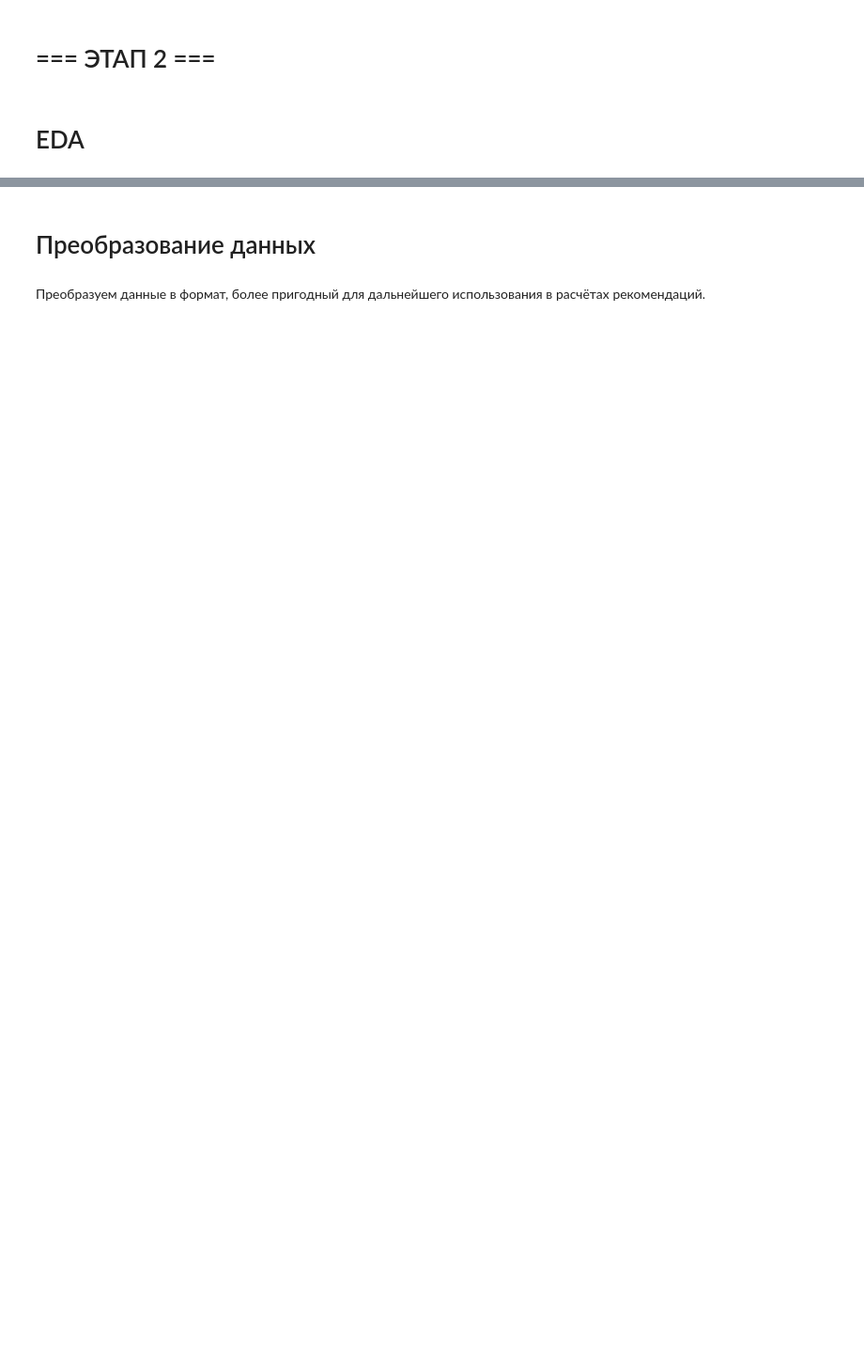
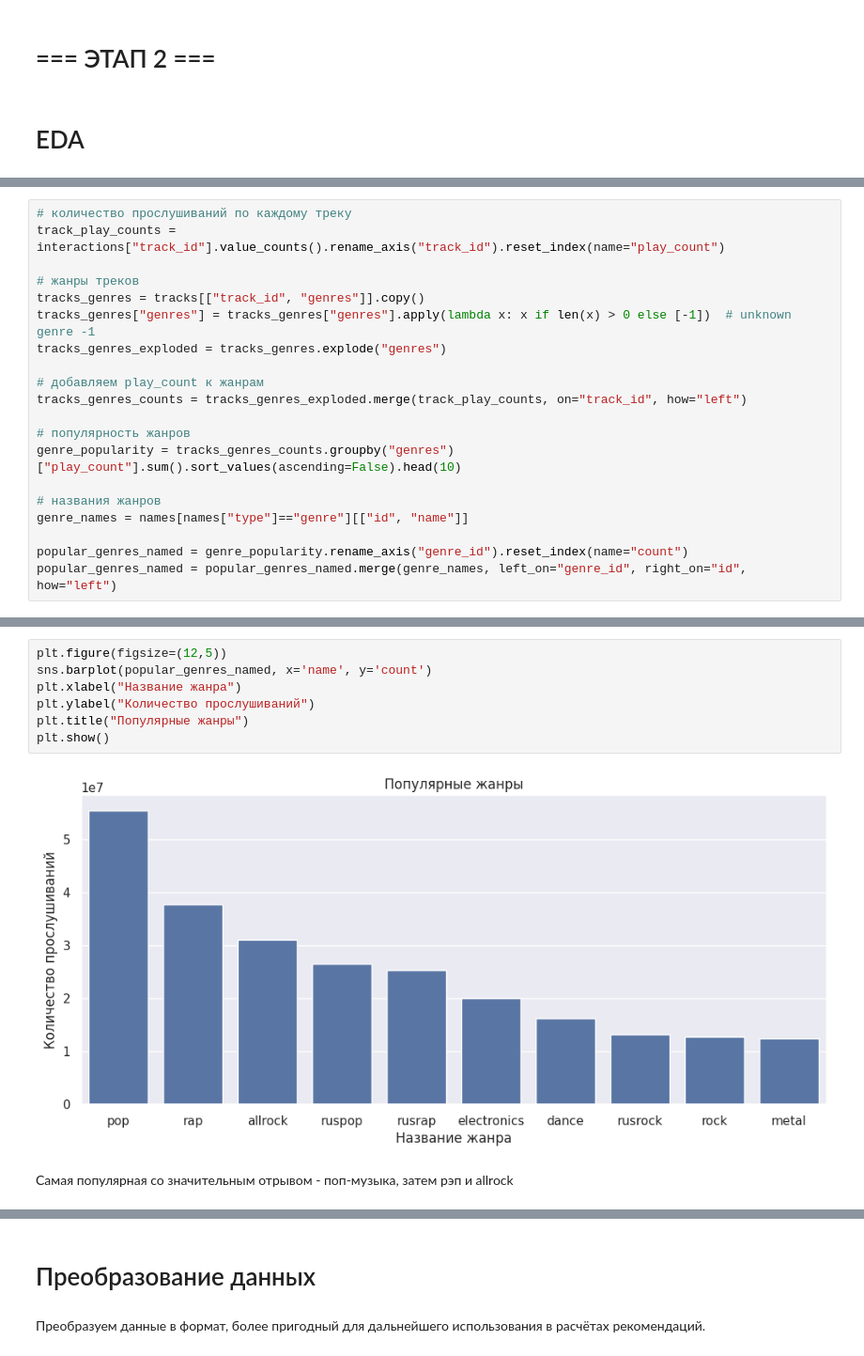
Before and after one commit to an-mor/mle-project-sprint-4-v001, a Jupyter notebook: recommendations.ipynb, the cells around one changed output, grey strips where cells are left out. Shown at 94% size. Saved outputs shown, nothing was run; the diff lists cells and outputs as text; blank space fills up the shorter version.

```diff
--- a/recommendations.ipynb
+++ b/recommendations.ipynb
@@ -42,0 +477,20 @@ tracks = pd.read_parquet("tracks.parquet")
+# %%
+# количество прослушиваний по каждому треку
+track_play_counts = interactions["track_id"].value_counts().rename_axis("track_id").reset_index(name="play_count")
+
+# жанры треков
+tracks_genres = tracks[["track_id", "genres"]].copy()
+tracks_genres["genres"] = tracks_genres["genres"].apply(lambda x: x if len(x) > 0 else [-1])  # unknown genre -1
+tracks_genres_exploded = tracks_genres.explode("genres")
+
+# добавляем play_count к жанрам
+tracks_genres_counts = tracks_genres_exploded.merge(track_play_counts, on="track_id", how="left")
+
+# популярность жанров
+genre_popularity = tracks_genres_counts.groupby("genres")["play_count"].sum().sort_values(ascending=False).head(10)
+
+# названия жанров
+genre_names = names[names["type"]=="genre"][["id", "name"]]
+
+popular_genres_named = genre_popularity.rename_axis("genre_id").reset_index(name="count")
+popular_genres_named = popular_genres_named.merge(genre_names, left_on="genre_id", right_on="id", how="left")
@@ -43 +511,12 @@ tracks = pd.read_parquet("tracks.parquet")
+# %%
+plt.figure(figsize=(12,5))
+sns.barplot(popular_genres_named, x='name', y='count')
+plt.xlabel("Название жанра")
+plt.ylabel("Количество прослушиваний")
+plt.title("Популярные жанры")
+plt.show()
+# %% [output]
+[figure, added]
+# %% [markdown]
+Самая популярная со значительным отрывом - поп-музыка, затем рэп и allrock
 # %% [markdown]
```
Also changed, not shown: parts of 160 cells of this notebook, 1 other file.
